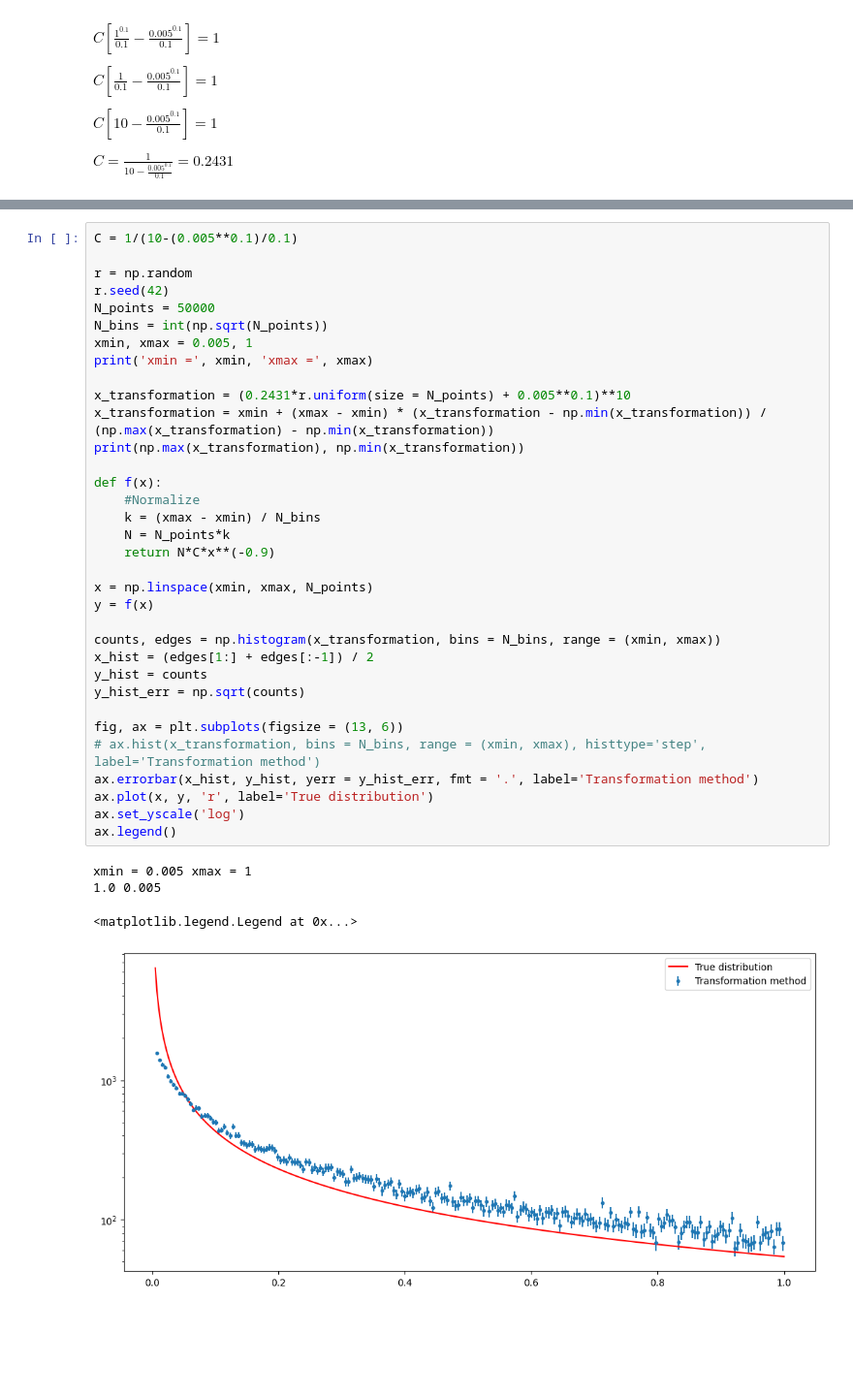
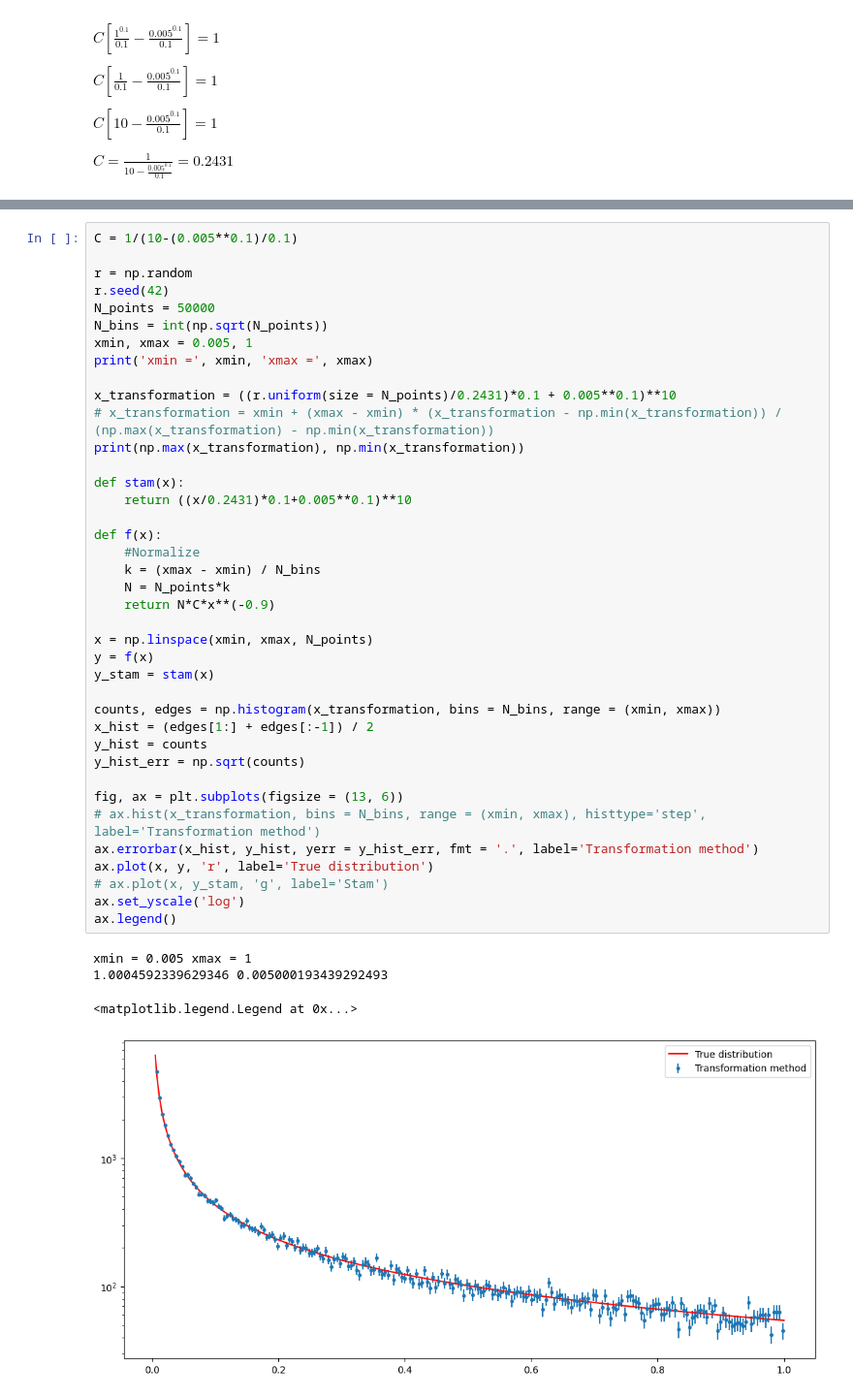
Before and after one commit to EliasBS/AppStat2024, a Jupyter notebook: 2016Problemset/Exam2016.ipynb, the cells around one changed output, grey strips where cells are left out. Shown: that part at 97% size. Drawn from its saved outputs; the diff is of its cells as text; blank space fills up the shorter version.

```diff
--- a/2016Problemset/Exam2016.ipynb
+++ b/2016Problemset/Exam2016.ipynb
@@ -65,37 +77,42 @@ r.seed(42)
 N_points = 50000
 N_bins = int(np.sqrt(N_points))
 xmin, xmax = 0.005, 1
 print('xmin =', xmin, 'xmax =', xmax)
 
-x_transformation = (0.2431*r.uniform(size = N_points) + 0.005**0.1)**10
-x_transformation = xmin + (xmax - xmin) * (x_transformation - np.min(x_transformation)) / (np.max(x_transformation) - np.min(x_transformation))
+x_transformation = ((r.uniform(size = N_points)/0.2431)*0.1 + 0.005**0.1)**10
+# x_transformation = xmin + (xmax - xmin) * (x_transformation - np.min(x_transformation)) / (np.max(x_transformation) - np.min(x_transformation))
 print(np.max(x_transformation), np.min(x_transformation))
+
+def stam(x):
+    return ((x/0.2431)*0.1+0.005**0.1)**10
 
 def f(x):
     #Normalize
     k = (xmax - xmin) / N_bins
     N = N_points*k
     return N*C*x**(-0.9)
 
 x = np.linspace(xmin, xmax, N_points)
 y = f(x)
+y_stam = stam(x)
 
 counts, edges = np.histogram(x_transformation, bins = N_bins, range = (xmin, xmax))
 x_hist = (edges[1:] + edges[:-1]) / 2
 y_hist = counts
 y_hist_err = np.sqrt(counts)
 
 fig, ax = plt.subplots(figsize = (13, 6))
 # ax.hist(x_transformation, bins = N_bins, range = (xmin, xmax), histtype='step', label='Transformation method')
 ax.errorbar(x_hist, y_hist, yerr = y_hist_err, fmt = '.', label='Transformation method')
 ax.plot(x, y, 'r', label='True distribution')
+# ax.plot(x, y_stam, 'g', label='Stam')
 ax.set_yscale('log')
 ax.legend()
 # %% [output]
 xmin = 0.005 xmax = 1
-1.0 0.005
+1.0004592339629346 0.005000193439292493
 <matplotlib.legend.Legend at 0x...>
-[figure, old version]
+[figure, new version]
 # %%
 import scipy.integrate as integrate
 from scipy.integrate import quad
```
Also changed, not shown: parts of 12 cells of this notebook, 3 other files.
